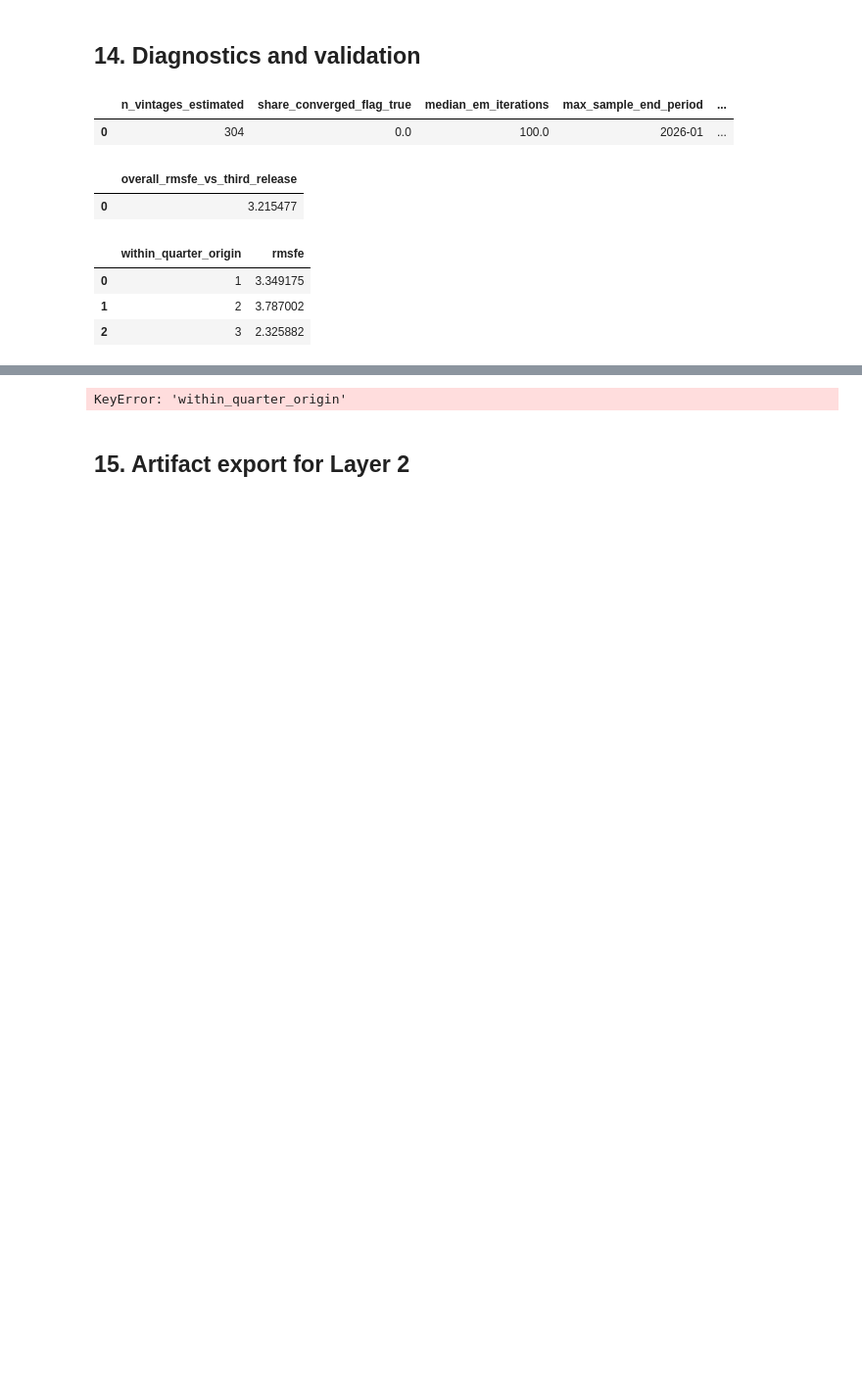
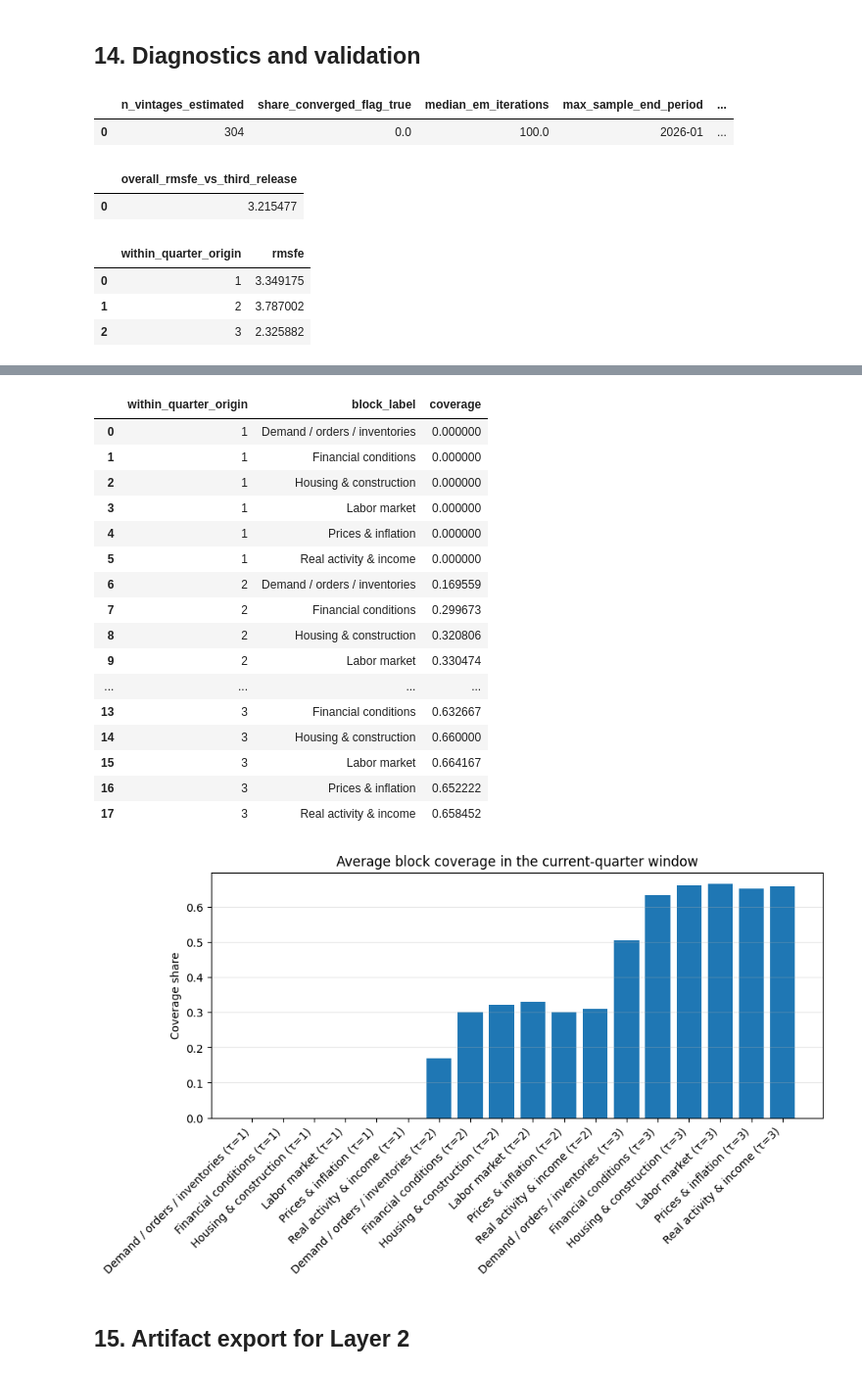
Before and after one commit to haminh109/Nowcasting-GDP-Growth, a Jupyter notebook: layer1_dfm_backbone.ipynb, the cells around one changed output, grey strips where cells are left out. Shown at 98% size. Saved outputs shown, nothing was run; the diff lists cells and outputs as text; code cells hidden in the pictures; blank space fills up the shorter version.

```diff
--- a/layer1_dfm_backbone_3.ipynb
+++ b/layer1_dfm_backbone.ipynb
@@ -142,7 +142,7 @@ if REPO_ROOT is None or not REPO_ROOT.exists():
     )
 
 RAW_DIR = REPO_ROOT / "data" / "raw"
-OUTPUT_DIR = REPO_ROOT / "outputs" / "layer1_dfm_3"
+OUTPUT_DIR = REPO_ROOT / "outputs" / "layer1_dfm"
 
 print("Repository root:", REPO_ROOT)
 print("Raw data directory:", RAW_DIR)
@@ -1197,35 +1197,92 @@ else:
 | 1 | 2 | 3.787002 |
 | 2 | 3 | 2.325882 |
 # %%
-
 if len(diagnostics_df):
     plt.figure(figsize=(8, 4))
     plt.hist(diagnostics_df["em_iterations"].dropna(), bins=min(20, max(5, diagnostics_df["em_iterations"].nunique())))
     plt.title("Distribution of EM iterations across vintages")
     plt.xlabel("EM iterations")
     plt.ylabel("Count")
     plt.grid(True, axis="y", alpha=0.3)
     plt.show()
 
 if len(coverage_df) and "coverage" in coverage_df.columns:
+    coverage_plot_df = coverage_df.copy()
+
+    if "within_quarter_origin" not in coverage_plot_df.columns:
+        if "vintage_period" in coverage_plot_df.columns:
+            coverage_plot_df["within_quarter_origin"] = coverage_plot_df["vintage_period"].apply(within_quarter_origin)
+        elif "vintage_timestamp_start" in coverage_plot_df.columns:
+            coverage_plot_df["within_quarter_origin"] = (
+                pd.PeriodIndex(pd.to_datetime(coverage_plot_df["vintage_timestamp_start"]), freq="M")
+                .month.map(lambda m: ((int(m) - 1) % 3) + 1)
+            )
+        else:
+            coverage_plot_df["within_quarter_origin"] = "all"
+
+    if "block_label" not in coverage_plot_df.columns:
+        fallback_block_cols = [
+            "block",
+            "block_name",
+            "factor_block",
+            "series_block",
+            "group",
+            "category",
+        ]
+        matched_block_col = next((c for c in fallback_block_cols if c in coverage_plot_df.columns), None)
+        if matched_block_col is not None:
+            coverage_plot_df["block_label"] = coverage_plot_df[matched_block_col].astype(str)
+        else:
+            coverage_plot_df["block_label"] = "all"
+
     avg_coverage = (
-        coverage_df.groupby(["within_quarter_origin", "block_label"], dropna=False)["coverage"]
+        coverage_plot_df.groupby(["within_quarter_origin", "block_label"], dropna=False)["coverage"]
         .mean()
         .reset_index()
         .sort_values(["within_quarter_origin", "block_label"])
     )
     display(avg_coverage.head(20))
 
-    plt.figure(figsize=(9, 4))
-    plt.bar(avg_coverage["block_label"].astype(str), avg_coverage["coverage"])
+    coverage_bar_df = avg_coverage.copy()
+    if coverage_bar_df["within_quarter_origin"].nunique() > 1:
+        coverage_bar_df["block_label_plot"] = (
+            coverage_bar_df["block_label"].astype(str)
+            + " (τ="
+            + coverage_bar_df["within_quarter_origin"].astype(str)
+            + ")"
+        )
+    else:
+        coverage_bar_df["block_label_plot"] = coverage_bar_df["block_label"].astype(str)
+
+    plt.figure(figsize=(max(9, 0.55 * len(coverage_bar_df)), 4))
+    plt.bar(coverage_bar_df["block_label_plot"], coverage_bar_df["coverage"])
     plt.xticks(rotation=45, ha="right")
     plt.title("Average block coverage in the current-quarter window")
     plt.ylabel("Coverage share")
     plt.grid(True, axis="y", alpha=0.3)
     plt.show()
+else:
+    print("coverage_df is empty or does not contain a 'coverage' column.")
 # %% [output]
 [figure]
-KeyError: 'within_quarter_origin'
+|  | within_quarter_origin | block_label | coverage |
+| 0 | 1 | Demand / orders / inventories | 0.000000 |
+| 1 | 1 | Financial conditions | 0.000000 |
+| 2 | 1 | Housing & construction | 0.000000 |
+| 3 | 1 | Labor market | 0.000000 |
+| 4 | 1 | Prices & inflation | 0.000000 |
+| 5 | 1 | Real activity & income | 0.000000 |
+| 6 | 2 | Demand / orders / inventories | 0.169559 |
+| 7 | 2 | Financial conditions | 0.299673 |
+| 8 | 2 | Housing & construction | 0.320806 |
+| 9 | 2 | Labor market | 0.330474 |
+| ... | ... | ... | ... |
+| 13 | 3 | Financial conditions | 0.632667 |
+| 14 | 3 | Housing & construction | 0.660000 |
+| 15 | 3 | Labor market | 0.664167 |
+| 16 | 3 | Prices & inflation | 0.652222 |
+| 17 | 3 | Real activity & income | 0.658452 |
+[figure, added]
 # %% [markdown]
 ## 15. Artifact export for Layer 2
 # %%
```
Also changed, not shown: parts of 3 cells of this notebook, 12 other files.
